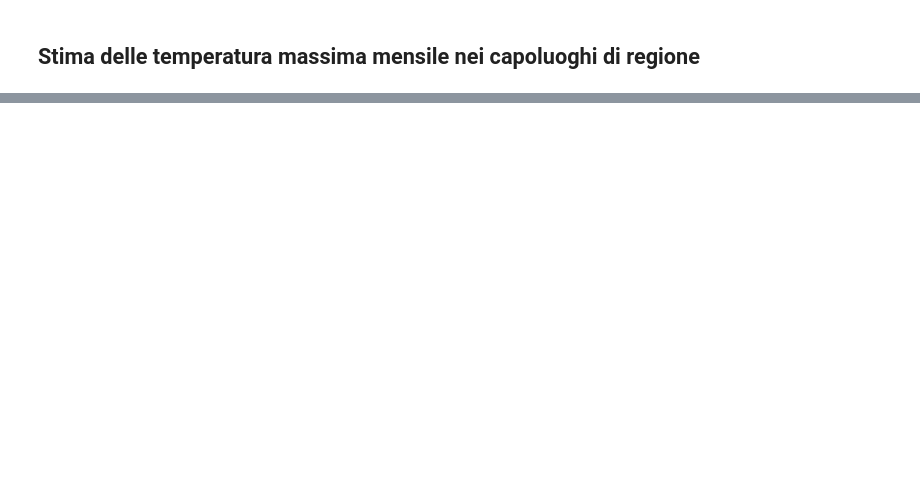
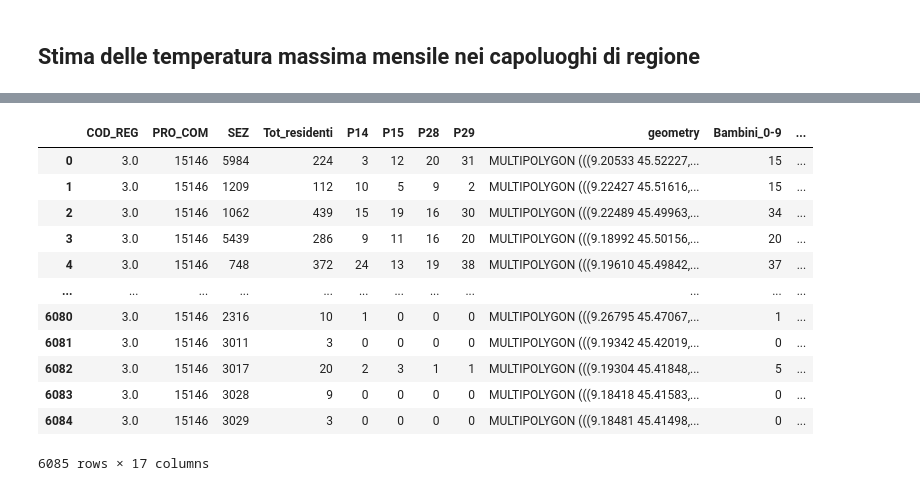
Before and after one commit to cimbelli/Surface-Heat-Islands, a Jupyter notebook: temperatura_max_estiva_capoluoghi-regione_1.16.ipynb, the cells around one changed output, grey strips where cells are left out. Drawn from its saved outputs; the diff is of its cells as text; code cells hidden in the pictures; blank space fills up the shorter version.

```diff
--- a/temperatura_max_estiva_capoluoghi-regione_1.16.ipynb
+++ b/temperatura_max_estiva_capoluoghi-regione_1.16.ipynb
@@ -289,3 +253,19 @@ ST_Milano_2019.tif già presente
+# %%
+df_sez11
+# %% [output]
+|  | COD_REG | PRO_COM | SEZ | Tot_residenti | P14 | P15 | P28 | P29 | geometry | Bambini_0-9 | ... |
+| 0 | 3.0 | 15146 | 5984 | 224 | 3 | 12 | 20 | 31 | MULTIPOLYGON (((9.20533 45.52227,... | 15 | ... |
+| 1 | 3.0 | 15146 | 1209 | 112 | 10 | 5 | 9 | 2 | MULTIPOLYGON (((9.22427 45.51616,... | 15 | ... |
+| 2 | 3.0 | 15146 | 1062 | 439 | 15 | 19 | 16 | 30 | MULTIPOLYGON (((9.22489 45.49963,... | 34 | ... |
+| 3 | 3.0 | 15146 | 5439 | 286 | 9 | 11 | 16 | 20 | MULTIPOLYGON (((9.18992 45.50156,... | 20 | ... |
+| 4 | 3.0 | 15146 | 748 | 372 | 24 | 13 | 19 | 38 | MULTIPOLYGON (((9.19610 45.49842,... | 37 | ... |
+| ... | ... | ... | ... | ... | ... | ... | ... | ... | ... | ... | ... |
+| 6080 | 3.0 | 15146 | 2316 | 10 | 1 | 0 | 0 | 0 | MULTIPOLYGON (((9.26795 45.47067,... | 1 | ... |
+| 6081 | 3.0 | 15146 | 3011 | 3 | 0 | 0 | 0 | 0 | MULTIPOLYGON (((9.19342 45.42019,... | 0 | ... |
+| 6082 | 3.0 | 15146 | 3017 | 20 | 2 | 3 | 1 | 1 | MULTIPOLYGON (((9.19304 45.41848,... | 5 | ... |
+| 6083 | 3.0 | 15146 | 3028 | 9 | 0 | 0 | 0 | 0 | MULTIPOLYGON (((9.18418 45.41583,... | 0 | ... |
+| 6084 | 3.0 | 15146 | 3029 | 3 | 0 | 0 | 0 | 0 | MULTIPOLYGON (((9.18481 45.41498,... | 0 | ... |
+6085 rows × 17 columns
 # %%
 # scaricare i file html e xlsx sul pc locale
 from google.colab import files
```
Also changed, not shown: parts of 3 cells of this notebook.
